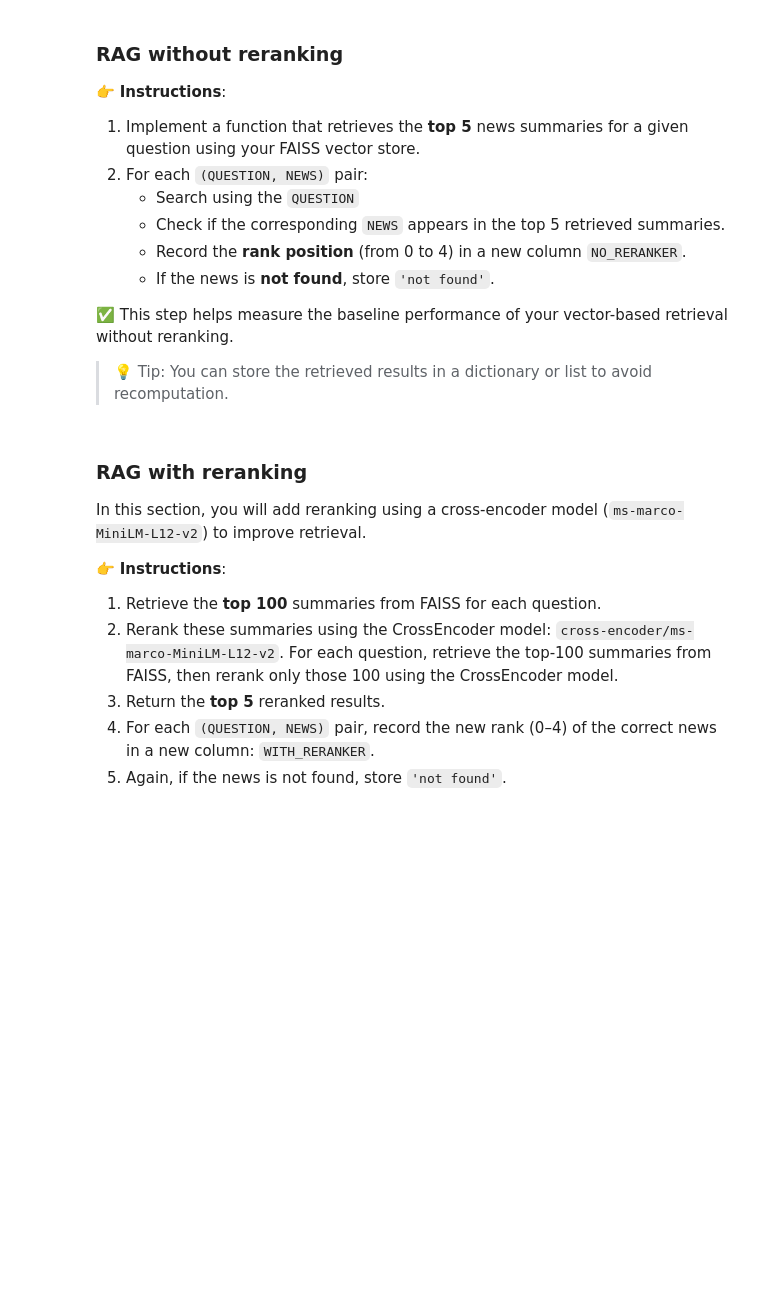
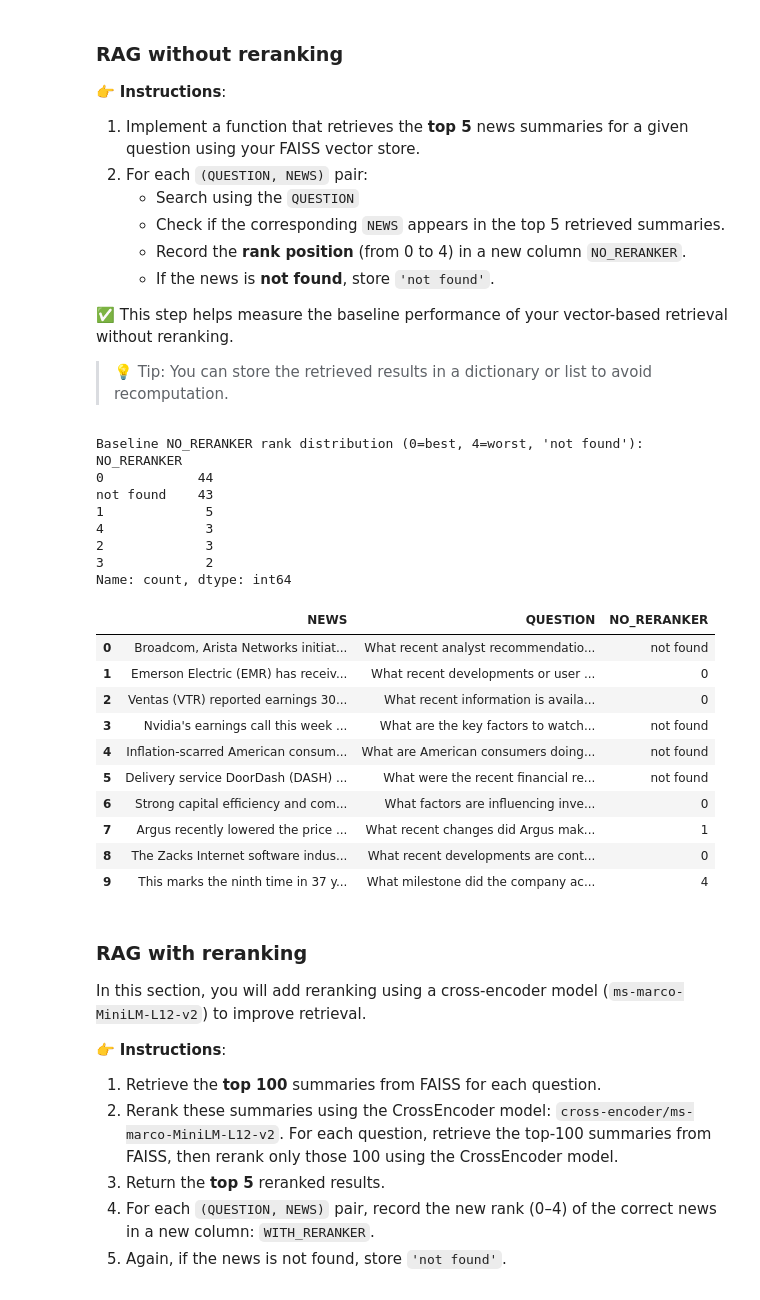
Before and after one commit to MartinJuradoP/Fintech-and-digital-innovation-in-finance, a Jupyter notebook: Advanced RAG techniques & Sentiment Analysis on S&P 500 news /Section_A/advanced_rag_techniques_template.ipynb, the cells around one changed output. Drawn from its saved outputs; the diff is of its cells as text; code cells hidden in the pictures; blank space fills up the shorter version.

```diff
--- a/Advanced RAG techniques & Sentiment Analysis on S&P 500 news /Section_A/advanced_rag_techniques_template.ipynb
+++ b/Advanced RAG techniques & Sentiment Analysis on S&P 500 news /Section_A/advanced_rag_techniques_template.ipynb
@@ -185,11 +188,21 @@ You’ll use OpenAI’s GPT model to generate natural questions corresponding to
 ✅ This cell contains an API key for demonstration purposes. You **must** use your own API key when running this notebook.
 # %%
 from openai import OpenAI
-client = OpenAI(api_key = "YOUR KEY HERE")
+import os
+from dotenv import load_dotenv
+
+load_dotenv()  # Loads variables from the .env file
+api_key = os.getenv("KEY")  # Make sure your .env has: KEY=your_api_key_here
+
+# Stop execution if the API key is missing
+if not api_key:
+    raise ValueError("The variable 'KEY' was not found in the .env file")
+
+client = OpenAI(api_key = api_key)
 
 response = client.responses.create(
     model="gpt-4o-mini",
-    input="Write a one-sentence bedtime story about a unicorn."
+    input="Write a one-sentence bedtime story about a unicorn. MJR"
 )
 
 print(response.output_text)
@@ -243,3 +305,39 @@ You will now compare a basic RAG pipeline using FAISS with an enhanced version t
+# %%
+ranks = []
+
+for _, row in df_news_questions.iterrows():
+    q = row["QUESTION"]
+    top5 = retrieve_topk(q, k=5)          # get top-5 summaries for this question
+    target = row["NEWS"]                  # the correct summary for this question
+    rank_val = top5.index(target) if target in top5 else "not found"
+    ranks.append(rank_val)
+
+df_news_questions["NO_RERANKER"] = ranks
+
+print("Baseline NO_RERANKER rank distribution (0=best, 4=worst, 'not found'):")
+print(df_news_questions["NO_RERANKER"].value_counts(dropna=False))
+display(df_news_questions.head(10))
+# %% [output]
+Baseline NO_RERANKER rank distribution (0=best, 4=worst, 'not found'):
+NO_RERANKER
+0            44
+not found    43
+1             5
+4             3
+2             3
+3             2
+Name: count, dtype: int64
+|  | NEWS | QUESTION | NO_RERANKER |
+| 0 | Broadcom, Arista Networks initiat... | What recent analyst recommendatio... | not found |
+| 1 | Emerson Electric (EMR) has receiv... | What recent developments or user ... | 0 |
+| 2 | Ventas (VTR) reported earnings 30... | What recent information is availa... | 0 |
+| 3 | Nvidia's earnings call this week ... | What are the key factors to watch... | not found |
+| 4 | Inflation-scarred American consum... | What are American consumers doing... | not found |
+| 5 | Delivery service DoorDash (DASH) ... | What were the recent financial re... | not found |
+| 6 | Strong capital efficiency and com... | What factors are influencing inve... | 0 |
+| 7 | Argus recently lowered the price ... | What recent changes did Argus mak... | 1 |
+| 8 | The Zacks Internet software indus... | What recent developments are cont... | 0 |
+| 9 | This marks the ninth time in 37 y... | What milestone did the company ac... | 4 |
 # %% [markdown]
 ### RAG with reranking
 In this section, you will add reranking using a cross-encoder model (`ms-marco-MiniLM-L12-v2`) to improve retrieval.
```
Also changed, not shown: parts of 15 cells of this notebook, 3 other files.
